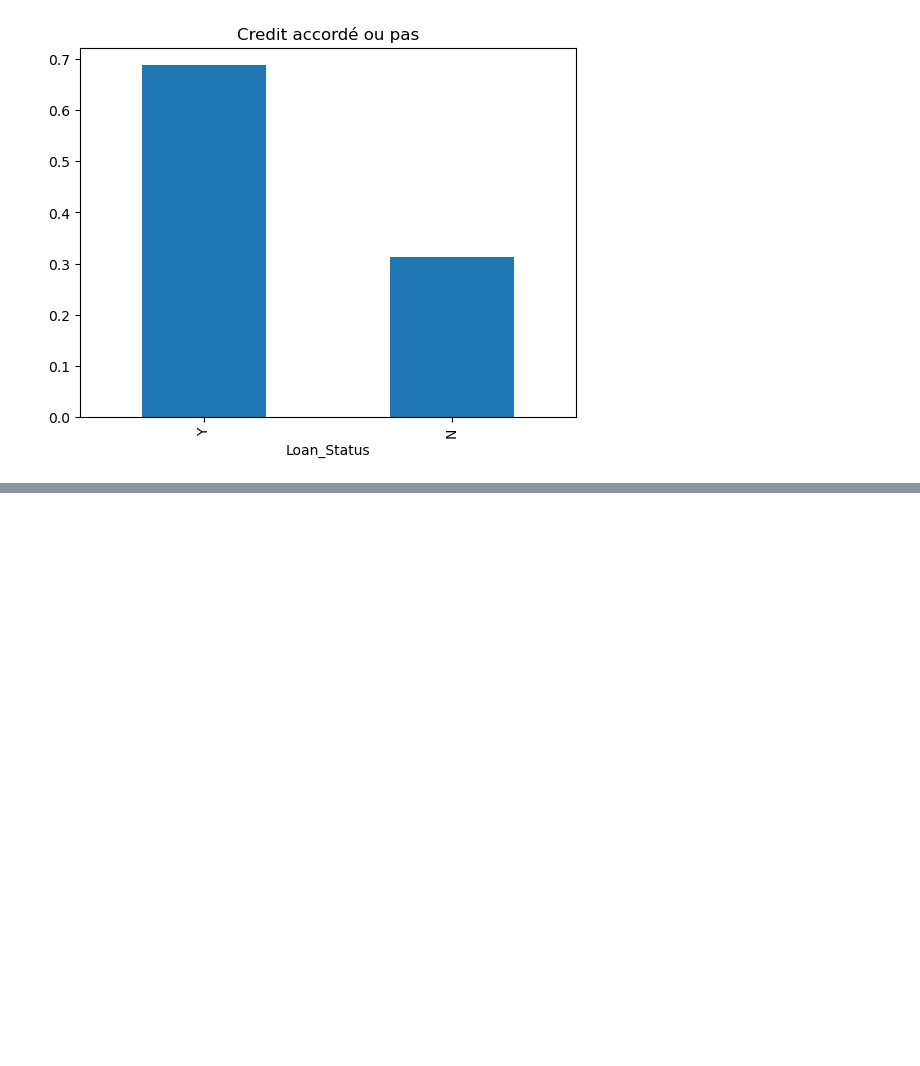
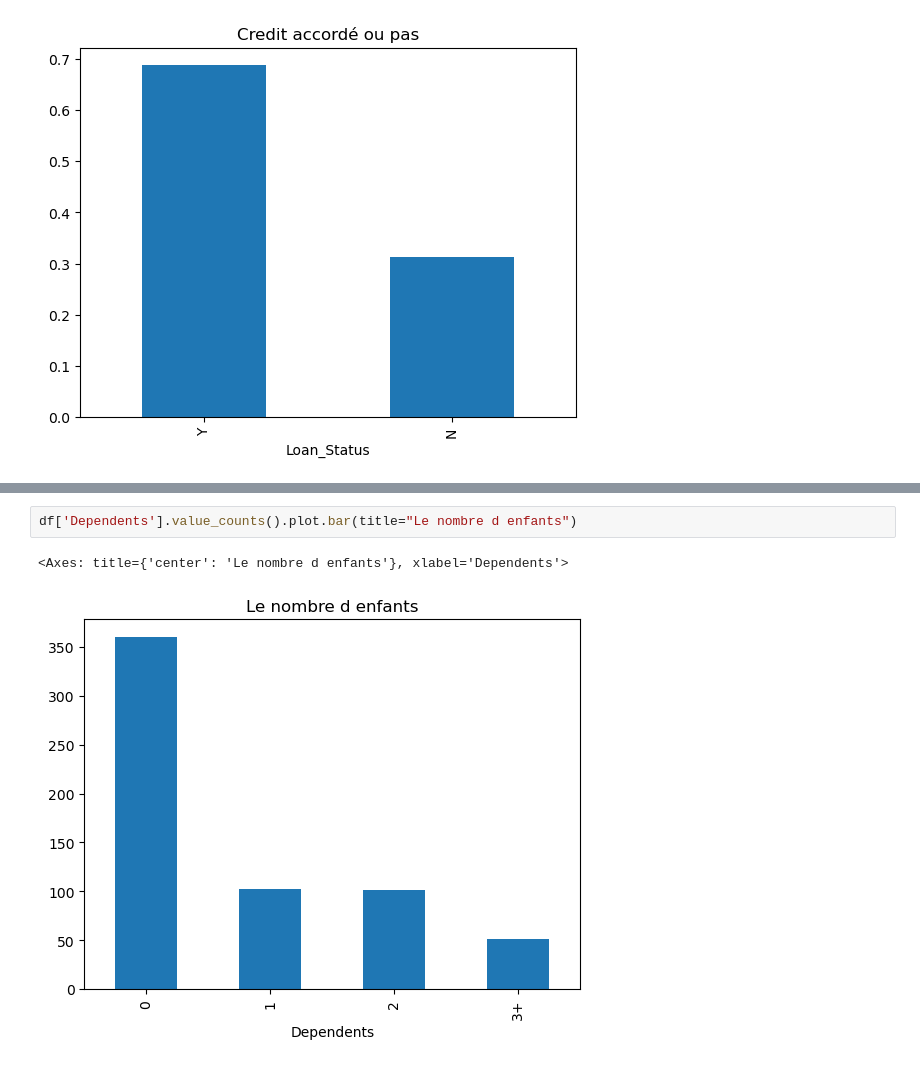
Before and after one commit to Shado2107/home_loan_model, a Jupyter notebook: home_loan.ipynb, the cells around one changed output, grey strips where cells are left out. Drawn from its saved outputs; the diff is of its cells as text; blank space fills up the shorter version.

```diff
--- a/home_loan.ipynb
+++ b/home_loan.ipynb
@@ -123,0 +165,5 @@ df["Loan_Status"].value_counts(normalize=True).plot.bar(title="Credit accordé o
+# %%
+df['Dependents'].value_counts().plot.bar(title="Le nombre d enfants")
+# %% [output]
+<Axes: title={'center': 'Le nombre d enfants'}, xlabel='Dependents'>
+[figure, added]
```
Also changed, not shown: parts of 14 cells of this notebook, 1 other file.
